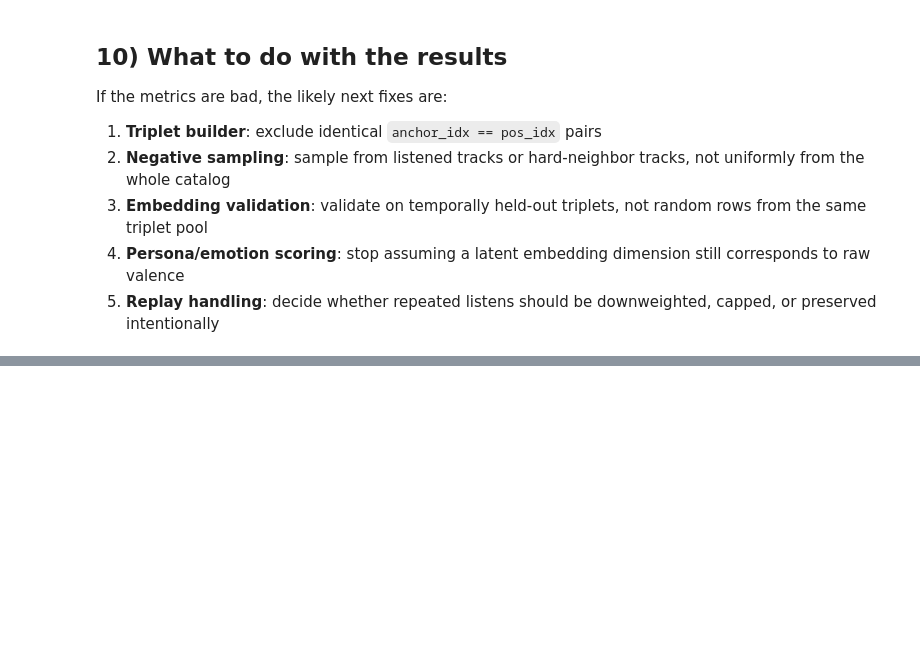
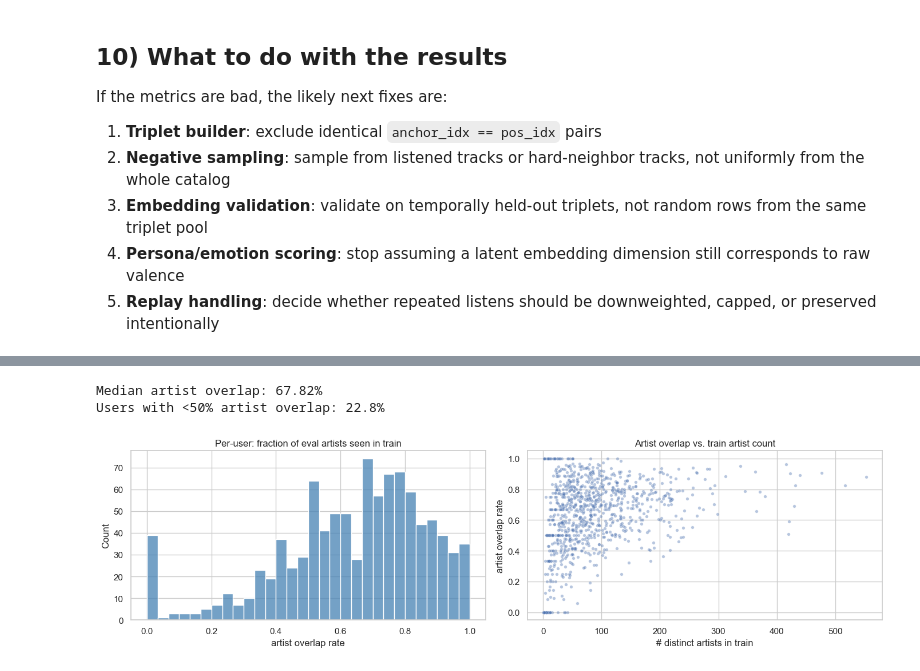
Before and after one commit to andy-rdzzz/Music-Discovery-Engine, a Jupyter notebook: notebooks/01_targeted_pipeline_eda.ipynb, the cells around one changed output, grey strips where cells are left out. Drawn from its saved outputs; the diff is of its cells as text; code cells hidden in the pictures; blank space fills up the shorter version.

```diff
--- a/notebooks/01_targeted_pipeline_eda.ipynb
+++ b/notebooks/01_targeted_pipeline_eda.ipynb
@@ -654,0 +797,37 @@ If the metrics are bad, the likely next fixes are:
+# %%
+train_user_artists = train_history.merge(
+    track_df[['artist_norm']].reset_index().rename(columns={'index': 'track_idx'}),
+    on='track_idx', how='left'
+).groupby('user_id')['artist_norm'].apply(set)
+
+eval_user_artists = eval_history.merge(
+    track_df[['artist_norm']].reset_index().rename(columns={'index': 'track_idx'}),
+    on='track_idx', how='left'
+).groupby('user_id')['artist_norm'].apply(set)
+
+artist_overlap_rates = []
+for uid in eval_user_artists.index:
+    if uid in train_user_artists.index:
+        ev_arts = eval_user_artists[uid]
+        tr_arts = train_user_artists[uid]
+        if len(ev_arts) > 0:
+            artist_overlap_rates.append({'user_id': uid, 'overlap': len(ev_arts & tr_arts) / len(ev_arts),
+                                        'train_artists': len(tr_arts)})
+
+ao_df = pd.DataFrame(artist_overlap_rates)
+fig, axes = plt.subplots(1, 2, figsize=(14, 4))
+sns.histplot(ao_df['overlap'], bins=30, ax=axes[0], color='steelblue')
+axes[0].set_title('Per-user: fraction of eval artists seen in train')
+axes[0].set_xlabel('artist overlap rate')
+sns.scatterplot(data=ao_df, x='train_artists', y='overlap', ax=axes[1], alpha=0.4, s=15)
+axes[1].set_title('Artist overlap vs. train artist count')
+axes[1].set_xlabel('# distinct artists in train')
+axes[1].set_ylabel('artist overlap rate')
+plt.tight_layout()
+
+print(f'Median artist overlap: {ao_df["overlap"].median():.2%}')
+print(f'Users with <50% artist overlap: {(ao_df["overlap"] < 0.5).mean():.1%}')
+# %% [output]
+Median artist overlap: 67.82%
+Users with <50% artist overlap: 22.8%
+[figure, added]
```
Also changed, not shown: parts of 39 cells of this notebook.
